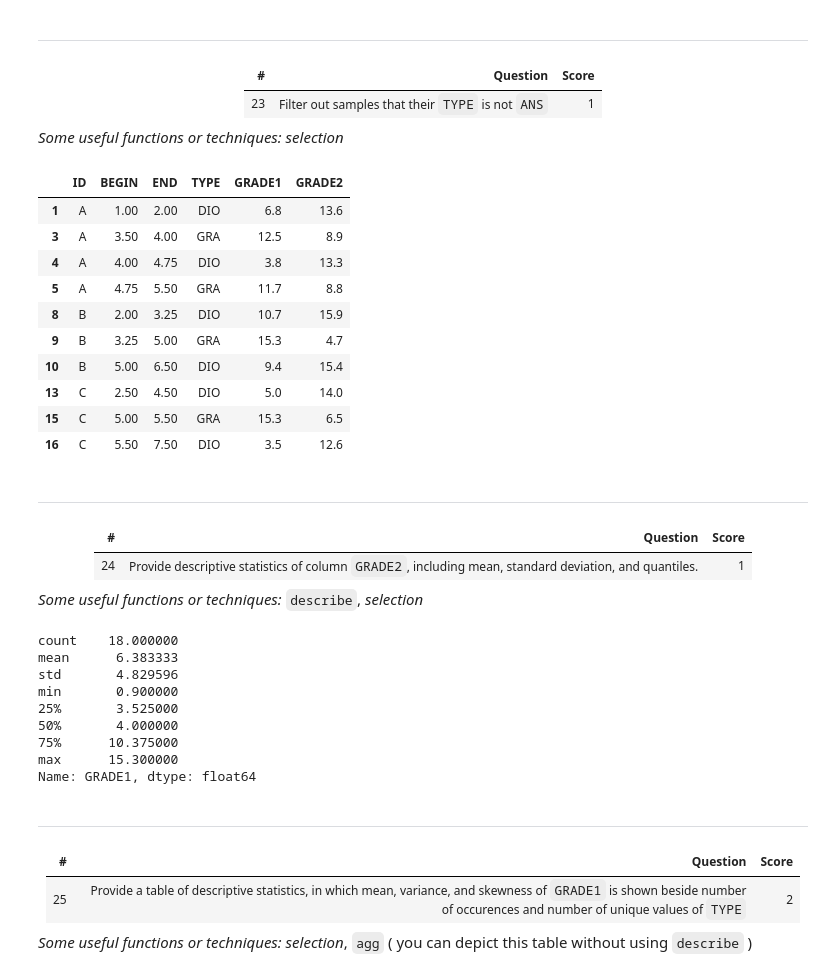
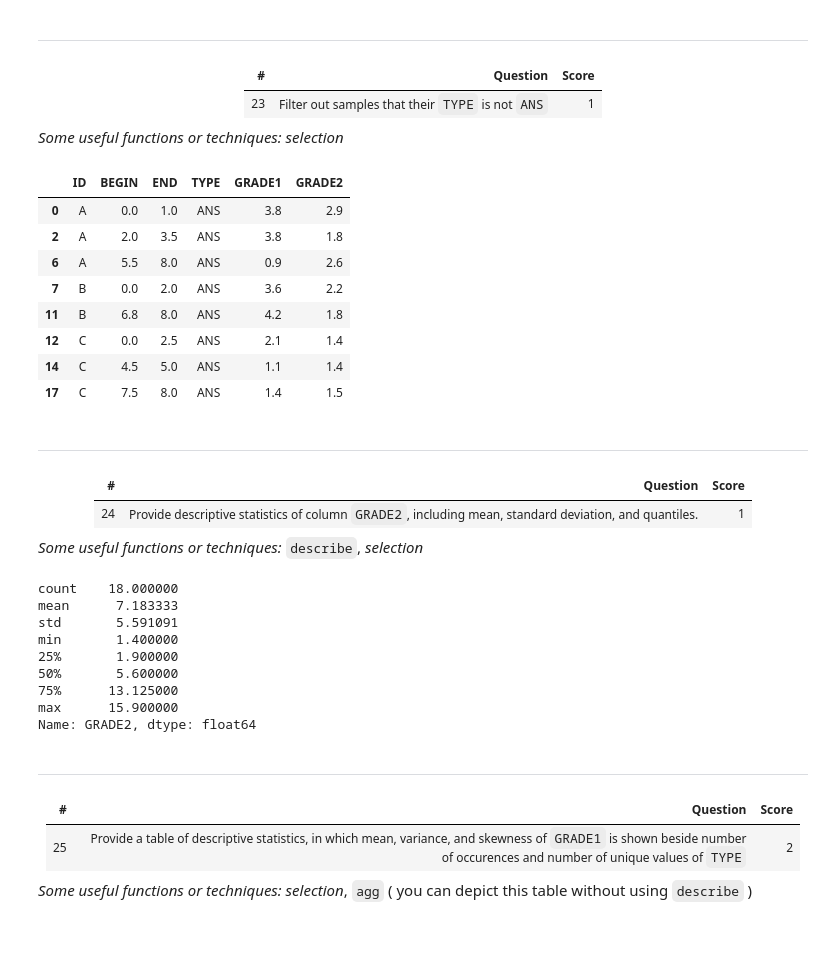
Before and after one commit to kiarash13p/Mineral-Resource-Geology-and-Modelling, a Jupyter notebook: Python Review.ipynb, the cells around one changed output. Drawn from its saved outputs; the diff is of its cells as text; code cells hidden in the pictures; blank space fills up the shorter version.

```diff
--- a/Python Review.ipynb
+++ b/Python Review.ipynb
@@ -658,19 +658,17 @@ data[ data['GRADE1'] > data['GRADE2'] ]
 
 *Some useful functions or techniques:* _selection_
 # %%
-data[ data['TYPE'] != 'ANS' ]
+data[ data['TYPE'] == 'ANS' ]
 # %% [output]
 |  | ID | BEGIN | END | TYPE | GRADE1 | GRADE2 |
-| 1 | A | 1.00 | 2.00 | DIO | 6.8 | 13.6 |
-| 3 | A | 3.50 | 4.00 | GRA | 12.5 | 8.9 |
-| 4 | A | 4.00 | 4.75 | DIO | 3.8 | 13.3 |
-| 5 | A | 4.75 | 5.50 | GRA | 11.7 | 8.8 |
-| 8 | B | 2.00 | 3.25 | DIO | 10.7 | 15.9 |
-| 9 | B | 3.25 | 5.00 | GRA | 15.3 | 4.7 |
-| 10 | B | 5.00 | 6.50 | DIO | 9.4 | 15.4 |
-| 13 | C | 2.50 | 4.50 | DIO | 5.0 | 14.0 |
-| 15 | C | 5.00 | 5.50 | GRA | 15.3 | 6.5 |
-| 16 | C | 5.50 | 7.50 | DIO | 3.5 | 12.6 |
+| 0 | A | 0.0 | 1.0 | ANS | 3.8 | 2.9 |
+| 2 | A | 2.0 | 3.5 | ANS | 3.8 | 1.8 |
+| 6 | A | 5.5 | 8.0 | ANS | 0.9 | 2.6 |
+| 7 | B | 0.0 | 2.0 | ANS | 3.6 | 2.2 |
+| 11 | B | 6.8 | 8.0 | ANS | 4.2 | 1.8 |
+| 12 | C | 0.0 | 2.5 | ANS | 2.1 | 1.4 |
+| 14 | C | 4.5 | 5.0 | ANS | 1.1 | 1.4 |
+| 17 | C | 7.5 | 8.0 | ANS | 1.4 | 1.5 |
 # %% [markdown]
 ***
 <div align=center>
@@ -683,17 +681,17 @@ data[ data['TYPE'] != 'ANS' ]
 
 *Some useful functions or techniques:* `describe`, _selection_
 # %%
-data['GRADE1'].describe()
+data['GRADE2'].describe()
 # %% [output]
 count    18.000000
-mean      6.383333
-std       4.829596
-min       0.900000
-25%       3.525000
-50%       4.000000
-75%      10.375000
-max      15.300000
-Name: GRADE1, dtype: float64
+mean      7.183333
+std       5.591091
+min       1.400000
+25%       1.900000
+50%       5.600000
+75%      13.125000
+max      15.900000
+Name: GRADE2, dtype: float64
 # %% [markdown]
 ***
 <div align=center>
```
Also changed, not shown: parts of 5 cells of this notebook.
